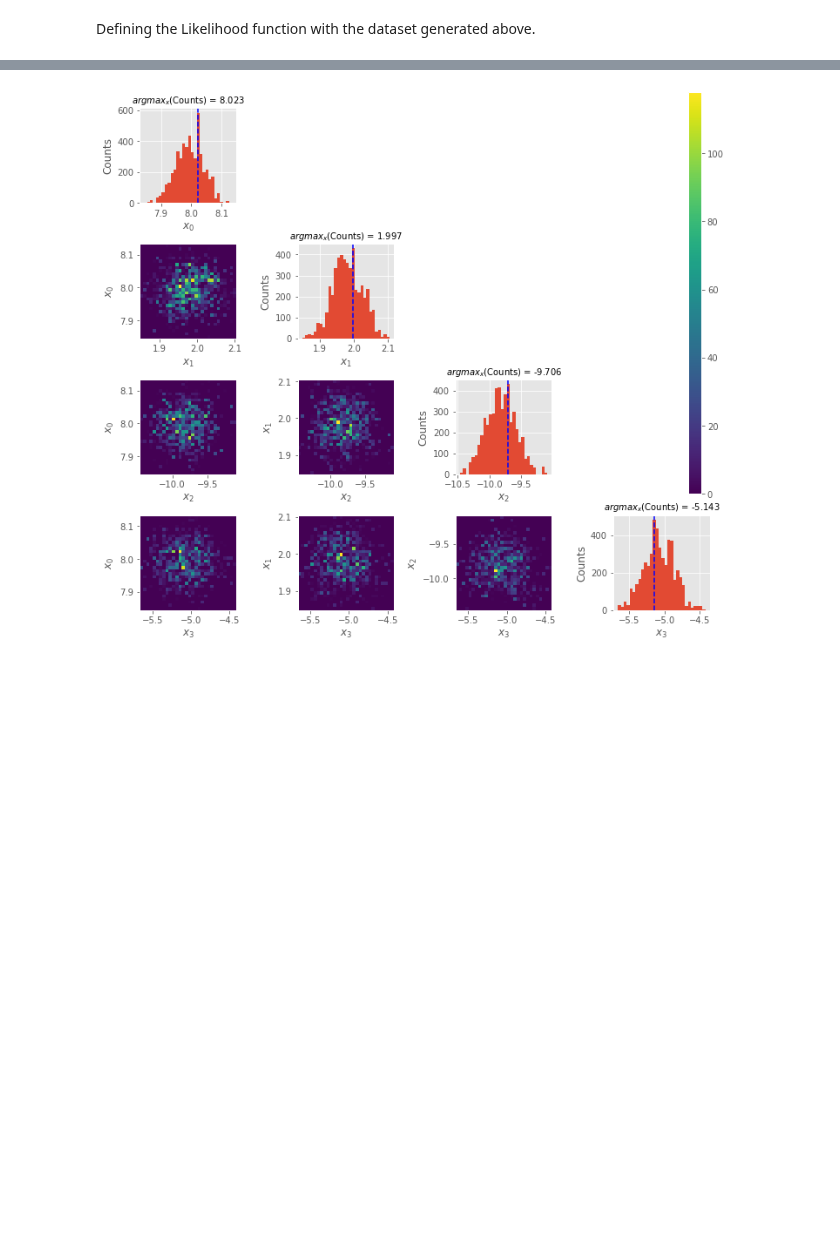
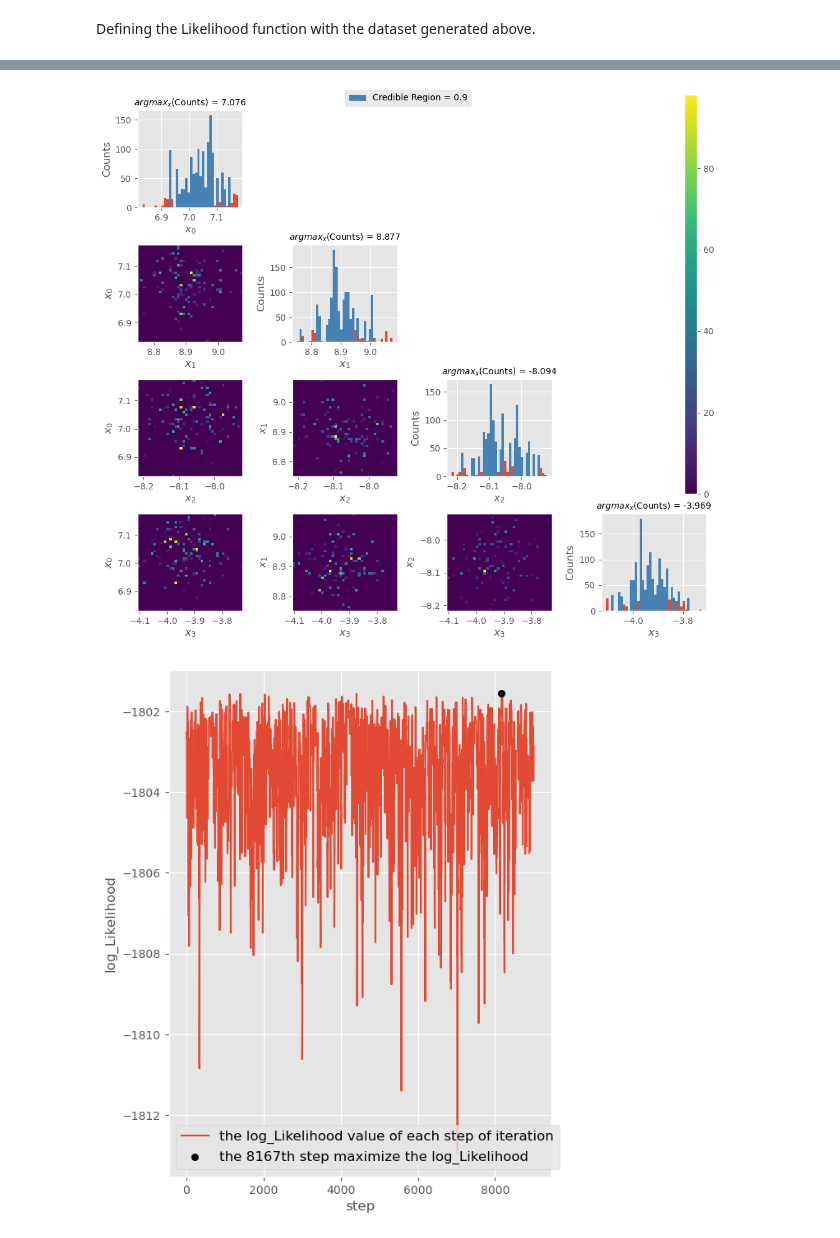
Before and after one commit to pjdunne/MResMCMC2023, a Jupyter notebook: Examples_Dian.ipynb, the cells around one changed output, grey strips where cells are left out. Drawn from its saved outputs; the diff is of its cells as text; code cells hidden in the pictures; blank space fills up the shorter version.

```diff
--- a/Examples_Dian.ipynb
+++ b/Examples_Dian.ipynb
@@ -54,6 +67,11 @@ The acceptance rate of the MCMC algorithm = 0.131
 # %%
 from MCMC_DianZhang.Dian_MCMC.Statistic_tools import densities_plot
 
-densities_plot(Thetas=MCMC_outputs[5000:], plot_axis=[], bins=30)
+_ = densities_plot(Thetas=MCMC_outputs[2500:], plot_axis=[], bins=40, cr_1D=0.9)
 # %% [output]
-[figure, old version]
+[figure, new version]
+# %%
+from MCMC_DianZhang.Dian_MCMC.Statistic_tools import targetDis_step_plot
+targetDis_step_plot(thetas=MCMC_outputs[1000:], rho=GMM_Likeli_2D_2com.calculate_log_likelihoods, target_type="log_Likelihood", return_maximum=True)
+# %% [output]
+[figure, added]
```
Also changed, not shown: parts of 10 cells of this notebook, 2 other files.
